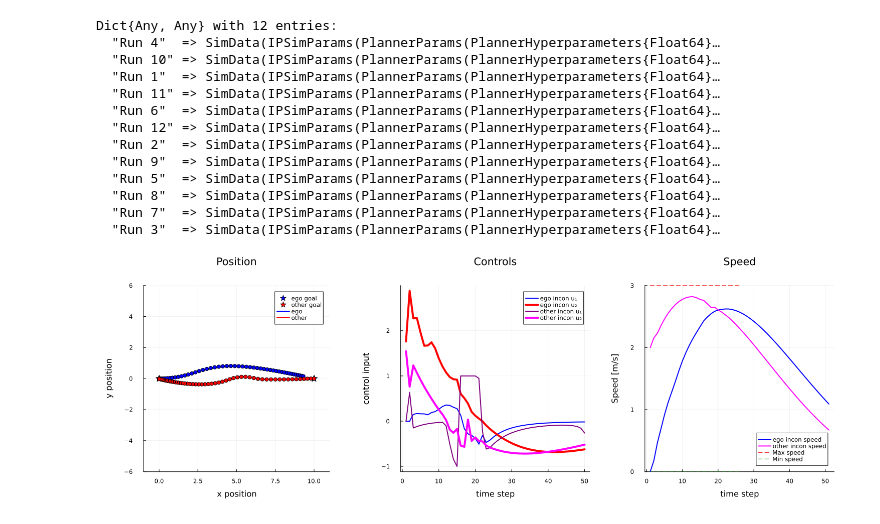
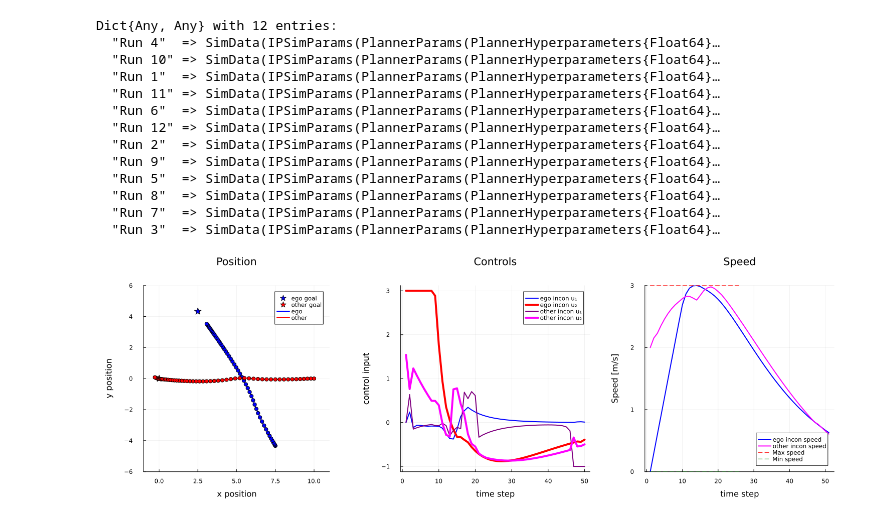
Before and after one commit to UW-CTRL/PHRI.jl, a Jupyter notebook: src/demo.ipynb, the cells around one changed output. Drawn from its saved outputs; the diff is of its cells as text; code cells hidden in the pictures.

```diff
--- a/src/demo.ipynb
+++ b/src/demo.ipynb
@@ -805,6 +823,6 @@ Dict{Any, Any} with 12 entries:
   "Run 7"  => SimData(IPSimParams(PlannerParams(PlannerHyperparameters{Float64}…
   "Run 3"  => SimData(IPSimParams(PlannerParams(PlannerHyperparameters{Float64}…
 # %%
-plot_solve_solution(sim_test["Run 12"], pos_xlims=[-1, 11], pos_ylims=[-6, 6])
+plot_solve_solution(sim_test["Run 5"], pos_xlims=[-1, 11], pos_ylims=[-6, 6])
 # %% [output]
-[figure, old version]
+[figure, new version]
```
Also changed, not shown: parts of 10 cells of this notebook, 4 other files.
